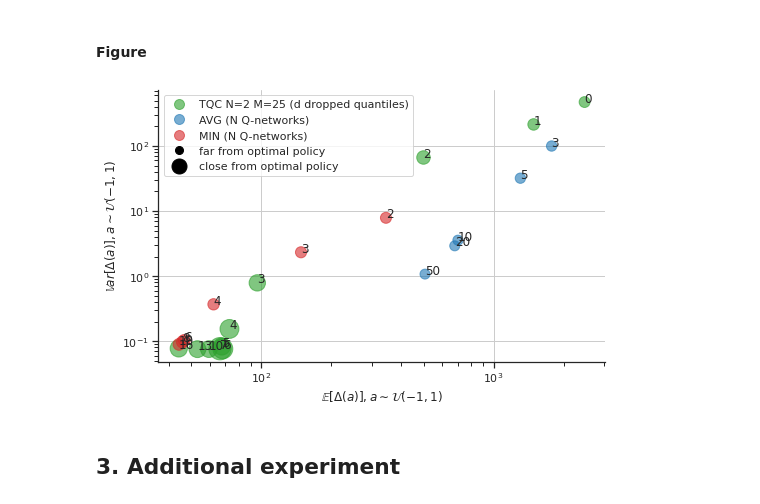
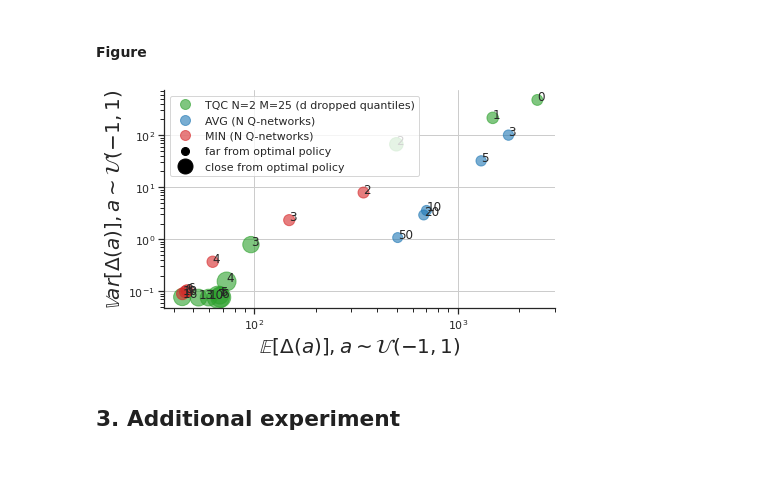
Before and after one commit to julesdubr/iar_tqc, a Jupyter notebook: plot.ipynb, the cells around one changed output. Cells and saved outputs as stored; diff of their text form; code cells hidden in the pictures; blank space fills up the shorter version.

Commit message:
refactored plots

```diff
--- a/plot.ipynb
+++ b/plot.ipynb
@@ -361,7 +360,7 @@ with open(f"data/{filename}.pkl", "rb") as f:
 # %%
 sns.set_theme(style="ticks", palette="tab10", rc=custom_params)
 
-fig, ax = plt.subplots(figsize=(8, 5))
+fig, ax = plt.subplots(figsize=(7, 4))
 
 tail = 1
 tqc_x, tqc_y, tqc_d = get_xyd(datas["TQC"], tail)
@@ -371,52 +370,100 @@ min_x, min_y, min_d = get_xyd(datas["MIN"], tail)
 tqc_s, avg_s, min_s = get_sizes(tqc_d, avg_d, min_d)
 
 # TQC
 ax.scatter(
-    tqc_x, tqc_y, s=tqc_s, color="#2ca02c", alpha=0.6, label="TQC N=2 M=25 (d dropped quantiles)"
+    tqc_x,
+    tqc_y,
+    s=tqc_s,
+    color="#2ca02c",
+    alpha=0.6,
+    label="TQC N=2 M=25 (d dropped quantiles)",
 )
 
 for i in range(len(n_quantiles_to_drop)):
     ax.annotate(str(n_quantiles_to_drop[i]), (tqc_x[i], tqc_y[i]))
 
 # AVG
-ax.scatter(avg_x, avg_y, s=avg_s, color="#1f77b4", alpha=0.6, label="AVG (N Q-networks)")
+ax.scatter(
+    avg_x, avg_y, s=avg_s, color="#1f77b4", alpha=0.6, label="AVG (N Q-networks)"
+)
 
 for i in range(len(n_networks_avg)):
     ax.annotate(str(n_networks_avg[i]), (avg_x[i], avg_y[i]))
 
 # MIN
-ax.scatter(min_x, min_y, s=min_s, color="#d62728", alpha=0.6, label="MIN (N Q-networks)")
+ax.scatter(
+    min_x, min_y, s=min_s, color="#d62728", alpha=0.6, label="MIN (N Q-networks)"
+)
 
 for i in range(len(n_networks_min)):
     ax.annotate(str(n_networks_min[i]), (min_x[i], min_y[i]))
 
 ax.set_xscale("log")
 ax.set_yscale("log")
-ax.set_xlabel("$\mathbb{E}[\Delta(a)], a \sim \mathcal{U}(-1,1)$")
-ax.set_ylabel("$\mathbb{V}ar[\Delta(a)], a \sim \mathcal{U}(-1,1)$")
+ax.set_xlabel("$\mathbb{E}[\Delta(a)], a \sim \mathcal{U}(-1,1)$", fontsize=20)
+ax.set_ylabel("$\mathbb{V}ar[\Delta(a)], a \sim \mathcal{U}(-1,1)$", fontsize=20)
 ax.legend(loc="upper left")
 
 # Custom legend
 legend_elements = [
-    Line2D([0], [0], marker='o', color='#2ca02c', alpha=0.6, markerfacecolor='#2ca02c',
-           markersize=10, label='TQC N=2 M=25 (d dropped quantiles)', linestyle='none'),
-    Line2D([0], [0], marker='o', color='#1f77b4', alpha=0.6, markerfacecolor='#1f77b4',
-           markersize=10, label='AVG (N Q-networks)', linestyle='none'),
-    Line2D([0], [0], marker='o', color='#d62728', alpha=0.6, markerfacecolor='#d62728',
-           markersize=10, label='MIN (N Q-networks)', linestyle='none'),
-    Line2D([0], [0], marker='o', color='black', markersize=8,
-           label='far from optimal policy', linestyle='none'),
-    Line2D([0], [0], marker='o', color='black', markersize=15,
-           label='close from optimal policy', linestyle='none'),
+    Line2D(
+        [0],
+        [0],
+        marker="o",
+        color="#2ca02c",
+        alpha=0.6,
+        markerfacecolor="#2ca02c",
+        markersize=10,
+        label="TQC N=2 M=25 (d dropped quantiles)",
+        linestyle="none",
+    ),
+    Line2D(
+        [0],
+        [0],
+        marker="o",
+        color="#1f77b4",
+        alpha=0.6,
+        markerfacecolor="#1f77b4",
+        markersize=10,
+        label="AVG (N Q-networks)",
+        linestyle="none",
+    ),
+    Line2D(
+        [0],
+        [0],
+        marker="o",
+        color="#d62728",
+        alpha=0.6,
+        markerfacecolor="#d62728",
+        markersize=10,
+        label="MIN (N Q-networks)",
+        linestyle="none",
+    ),
+    Line2D(
+        [0],
+        [0],
+        marker="o",
+        color="black",
+        markersize=8,
+        label="far from optimal policy",
+        linestyle="none",
+    ),
+    Line2D(
+        [0],
+        [0],
+        marker="o",
+        color="black",
+        markersize=15,
+        label="close from optimal policy",
+        linestyle="none",
+    ),
 ]
 ax.legend(loc="upper left", handles=legend_elements)
 
-fig.savefig(
-    f"plots/toy_robust_average.png", facecolor="white", transparent=False
-)
+plt.savefig(f"plots/toy_robust_average.png", dpi=200, bbox_inches="tight")
 plt.show()
 # %% [output]
-[figure, old version]
+[figure, new version]
 # %% [markdown]
 ## 3. Additional experiment
 # %%
```
Also changed, not shown: parts of 9 cells of this notebook, 13 other files.
